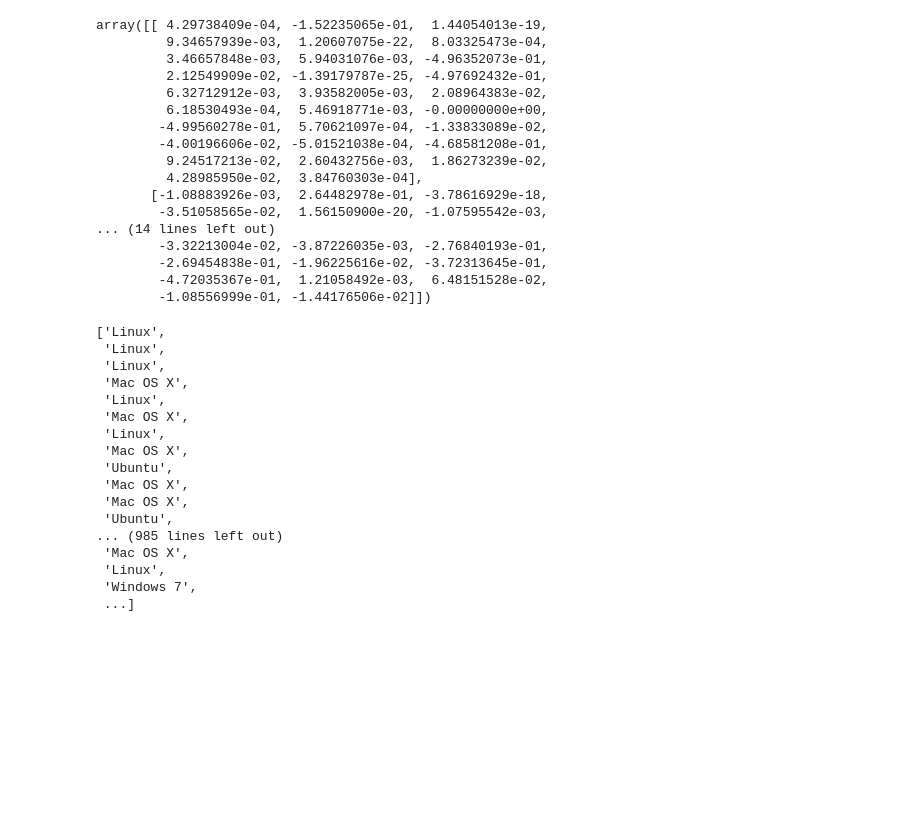
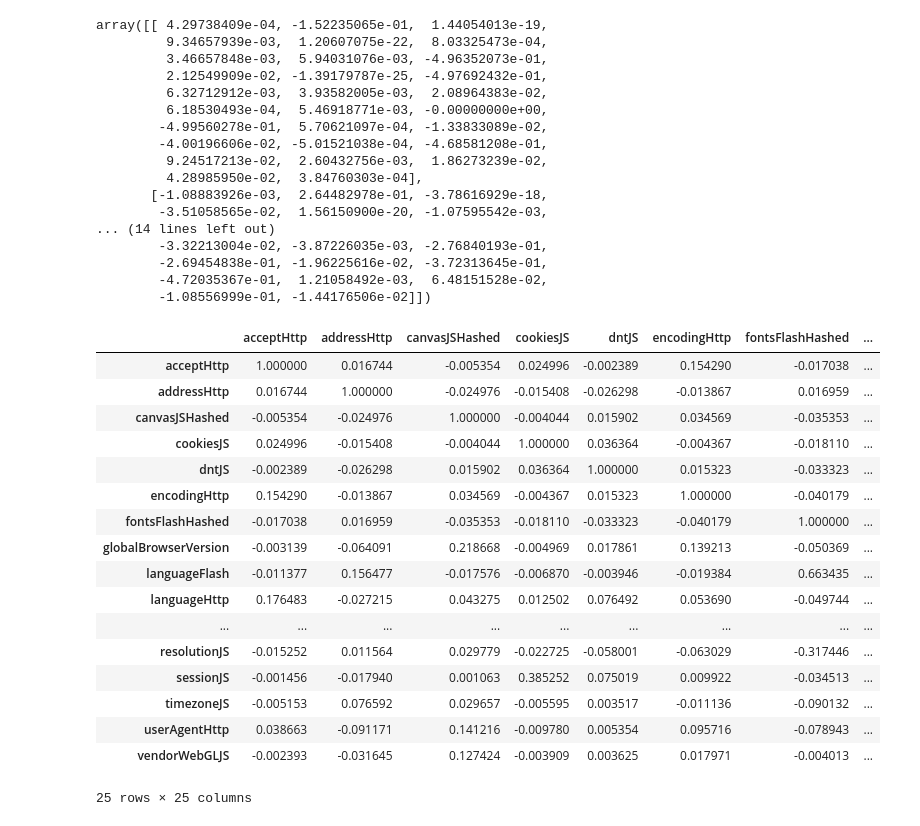
Before and after one commit to mGosset/BrowserFingerprint, a Jupyter notebook: notebooks/exploratory/analyse_empreintes.ipynb, the cells around one changed output. Cells and saved outputs as stored; diff of their text form; code cells hidden in the pictures; blank space fills up the shorter version.

```diff
--- a/notebooks/exploratory/analyse_empreintes.ipynb
+++ b/notebooks/exploratory/analyse_empreintes.ipynb
@@ -639,7 +641,7 @@ The following analysis is done from 2015-07-27 11:00:00 to 2017-03-13 01:00:00
 evolution=[]
 
 # for each user, storage of the date
-for user_id in df_user_more_2_fingerprints['index']:
+for user_id in df_user_more_2_fingerprints['index'][:5]:
     date=df_consistent[df_consistent['id']==user_id]['creationDate']
     df_date = pd.DataFrame(date)
     df_date = df_date['creationDate'].apply(lambda x: x.strftime('%B-%Y'))
@@ -664,6 +666,7 @@ for user_id in df_user_more_2_fingerprints['index']:
 
     df_liste = pd.DataFrame(liste)
     annee_mois_nb_plugins = df_year_month.join(df_liste['number of plugins'])
+    #print(annee_mois_nb_plugins)
 
     #obtenir le dernier: -1 pour la dernière ligne et 2 pour la colonne 'number of plugins'
     nb_fin=annee_mois_nb_plugins.iloc[-1,2]
@@ -674,6 +677,7 @@ for user_id in df_user_more_2_fingerprints['index']:
     list_final.append(nb_final)
     df_list_final = pd.DataFrame(list_final)
     evolution.append(nb_final)
+    print(evolution)
 
 count_inf=0
 count_sup=0
@@ -696,0 +770,6 @@ Conclusion: over time, the number of plugins tends to stagnate
+# %%
+# il faut le mettre dans : s'il y a un changement
+for line in range(1, len(df_consistent)):
+    slt = df_consistent.iloc[line]['pluginsJS']
+    nb_plugins = df_consistent['pluginsJS']
+    print(len(str(df_consistent['pluginsJS'].iloc[line]).split(":"))-1)
@@ -1070,27 +1172,34 @@ array([[ 4.29738409e-04, -1.52235065e-01,  1.44054013e-19,
         -2.69454838e-01, -1.96225616e-02, -3.72313645e-01,
         -4.72035367e-01,  1.21058492e-03,  6.48151528e-02,
         -1.08556999e-01, -1.44176506e-02]])
-# %%
-g=df_consistent['os']
-
-
-L=list(g)
-L
-# %% [output]
-['Linux',
- 'Linux',
- 'Linux',
- 'Mac OS X',
- 'Linux',
- 'Mac OS X',
- 'Linux',
- 'Mac OS X',
- 'Ubuntu',
- 'Mac OS X',
- 'Mac OS X',
- 'Ubuntu',
-... (985 lines left out)
- 'Mac OS X',
- 'Linux',
- 'Windows 7',
- ...]
+# %%
+S = np.diag(1/df_attribute_changes.iloc[:,0:30].std())
+mu = np.matrix(df_attribute_changes.iloc[:,0:30].mean())
+U = np.matrix([np.ones(df_attribute_changes.iloc[:,0:30].shape[0])])
+X = pd.DataFrame((df_attribute_changes.iloc[:,0:30] - U.T.dot(mu)).dot(S).values,columns = df_attribute_changes.columns[0:30])
+# %%
+Var_X = X.cov()
+
+# delete
+Var_X = Var_X.dropna(axis=1,thresh=1)
+Var_X = Var_X.dropna(axis=0,thresh=1)
+Var_X
+# %% [output]
+|  | acceptHttp | addressHttp | canvasJSHashed | cookiesJS | dntJS | encodingHttp | fontsFlashHashed | ... |
+| acceptHttp | 1.000000 | 0.016744 | -0.005354 | 0.024996 | -0.002389 | 0.154290 | -0.017038 | ... |
+| addressHttp | 0.016744 | 1.000000 | -0.024976 | -0.015408 | -0.026298 | -0.013867 | 0.016959 | ... |
+| canvasJSHashed | -0.005354 | -0.024976 | 1.000000 | -0.004044 | 0.015902 | 0.034569 | -0.035353 | ... |
+| cookiesJS | 0.024996 | -0.015408 | -0.004044 | 1.000000 | 0.036364 | -0.004367 | -0.018110 | ... |
+| dntJS | -0.002389 | -0.026298 | 0.015902 | 0.036364 | 1.000000 | 0.015323 | -0.033323 | ... |
+| encodingHttp | 0.154290 | -0.013867 | 0.034569 | -0.004367 | 0.015323 | 1.000000 | -0.040179 | ... |
+| fontsFlashHashed | -0.017038 | 0.016959 | -0.035353 | -0.018110 | -0.033323 | -0.040179 | 1.000000 | ... |
+| globalBrowserVersion | -0.003139 | -0.064091 | 0.218668 | -0.004969 | 0.017861 | 0.139213 | -0.050369 | ... |
+| languageFlash | -0.011377 | 0.156477 | -0.017576 | -0.006870 | -0.003946 | -0.019384 | 0.663435 | ... |
+| languageHttp | 0.176483 | -0.027215 | 0.043275 | 0.012502 | 0.076492 | 0.053690 | -0.049744 | ... |
+| ... | ... | ... | ... | ... | ... | ... | ... | ... |
+| resolutionJS | -0.015252 | 0.011564 | 0.029779 | -0.022725 | -0.058001 | -0.063029 | -0.317446 | ... |
+| sessionJS | -0.001456 | -0.017940 | 0.001063 | 0.385252 | 0.075019 | 0.009922 | -0.034513 | ... |
+| timezoneJS | -0.005153 | 0.076592 | 0.029657 | -0.005595 | 0.003517 | -0.011136 | -0.090132 | ... |
+| userAgentHttp | 0.038663 | -0.091171 | 0.141216 | -0.009780 | 0.005354 | 0.095716 | -0.078943 | ... |
+| vendorWebGLJS | -0.002393 | -0.031645 | 0.127424 | -0.003909 | 0.003625 | 0.017971 | -0.004013 | ... |
+25 rows × 25 columns
```
Also changed, not shown: parts of 10 cells of this notebook.
